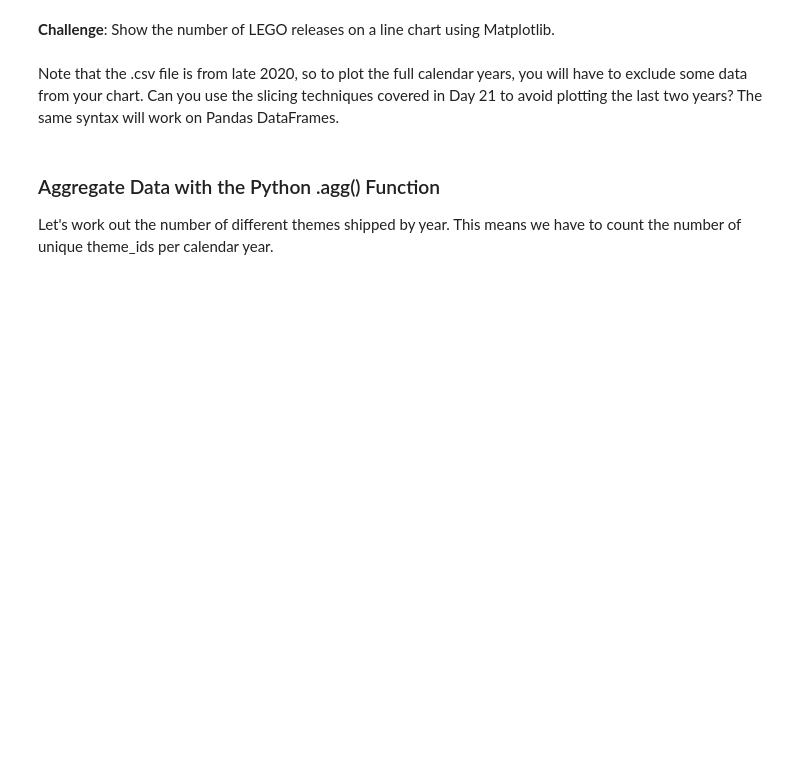
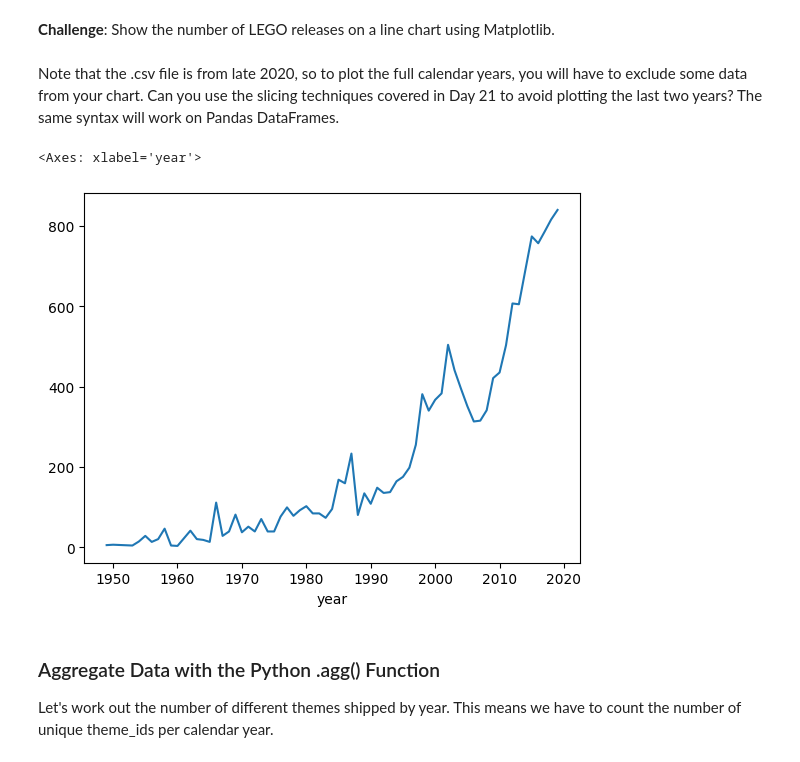
Before and after one commit to renankin/100-days-of-code, a Jupyter notebook: day-074/lego-data/lego_analysis_course.ipynb, the cells around one changed output. Saved outputs shown, nothing was run; the diff lists cells and outputs as text; code cells hidden in the pictures; blank space fills up the shorter version.

```diff
--- a/day-074/lego-data/lego_analysis_course.ipynb
+++ b/day-074/lego-data/lego_analysis_course.ipynb
@@ -78,3 +79,5 @@ A lego set is a particular box of LEGO or product. Therefore, a single theme typ
 The <code>sets.csv</code> data contains a list of sets over the years and the number of parts that each of these sets contained.
 
 **Challenge**: Read the sets.csv data and take a look at the first and last couple of rows.
+# %%
+sets = pd.read_csv("data/sets.csv")
@@ -87,2 +135,5 @@ The <code>sets.csv</code> data contains a list of sets over the years and the nu
 # %% [markdown]
 **Challenge**: Use <code>.groupby()</code> and <code>.count()</code> to show the number of LEGO sets released year-on-year. How do the number of sets released in 1955 compare to the number of sets released in 2019?
+# %%
+sets_by_year = sets.groupby("year").count()
+sets_by_year["set_num"].tail()
@@ -90,6 +149,11 @@ The <code>sets.csv</code> data contains a list of sets over the years and the nu
 **Challenge**: Show the number of LEGO releases on a line chart using Matplotlib. <br>
 <br>
 Note that the .csv file is from late 2020, so to plot the full calendar years, you will have to exclude some data from your chart. Can you use the slicing techniques covered in Day 21 to avoid plotting the last two years? The same syntax will work on Pandas DataFrames.
+# %%
+sets_by_year["set_num"][:-2].plot()
+# %% [output]
+<Axes: xlabel='year'>
+[figure, added]
 # %% [markdown]
 ### Aggregate Data with the Python .agg() Function
 
```
Also changed, not shown: parts of 15 cells of this notebook.
